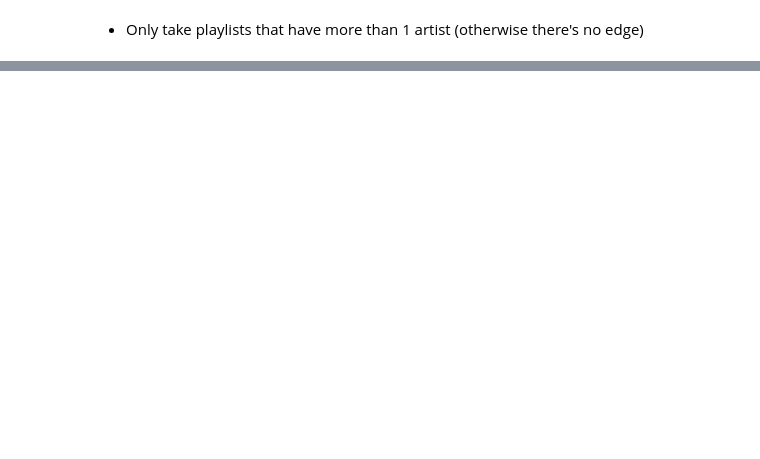
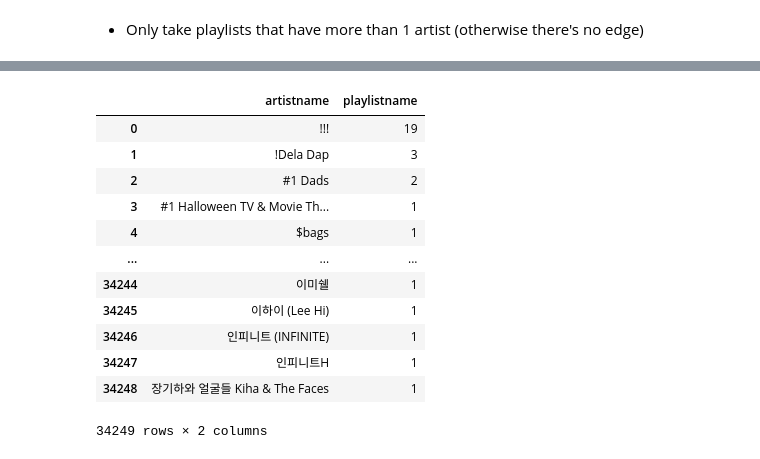
Before and after one commit to jli5064/Spotify, a Jupyter notebook: notebooks/practice.ipynb, the cells around one changed output, grey strips where cells are left out. Cells and saved outputs as stored; diff of their text form; code cells hidden in the pictures; blank space fills up the shorter version.

```diff
--- a/notebooks/practice.ipynb
+++ b/notebooks/practice.ipynb
@@ -103,0 +104,18 @@ df
+# %%
+unq_play = sampled_df.groupby(['artistname', 'playlistname']).count().reset_index().groupby('artistname').count()[['playlistname']].reset_index()
+# unq_play = unq_play.groupby('playlistname').count()
+unq_play
+# %% [output]
+|  | artistname | playlistname |
+| 0 | !!! | 19 |
+| 1 | !Dela Dap | 3 |
+| 2 | #1 Dads | 2 |
+| 3 | #1 Halloween TV & Movie Th... | 1 |
+| 4 | $bags | 1 |
+| ... | ... | ... |
+| 34244 | 이미쉘 | 1 |
+| 34245 | 이하이 (Lee Hi) | 1 |
+| 34246 | 인피니트 (INFINITE) | 1 |
+| 34247 | 인피니트H | 1 |
+| 34248 | 장기하와 얼굴들 Kiha & The Faces | 1 |
+34249 rows × 2 columns
```
Also changed, not shown: parts of 16 cells of this notebook, 2 other files.
